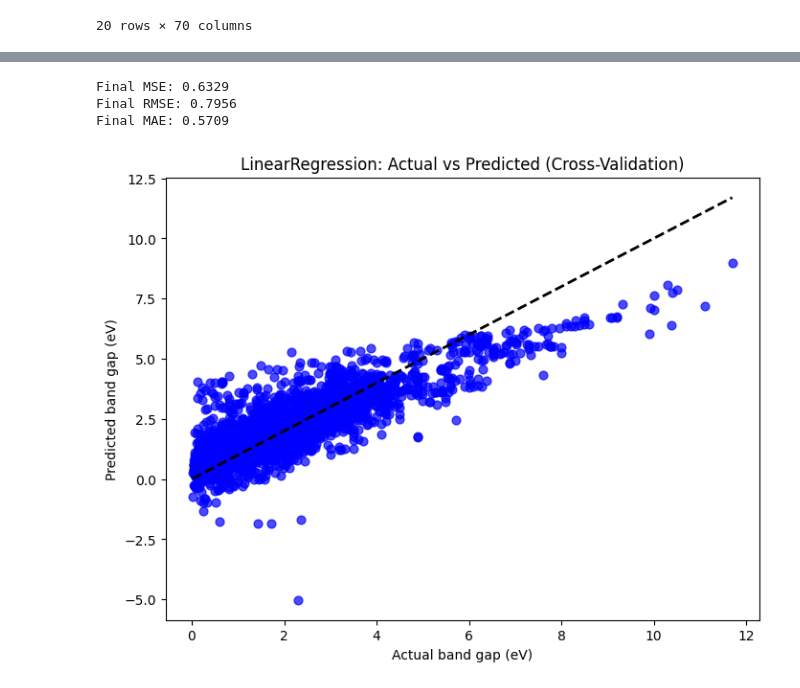
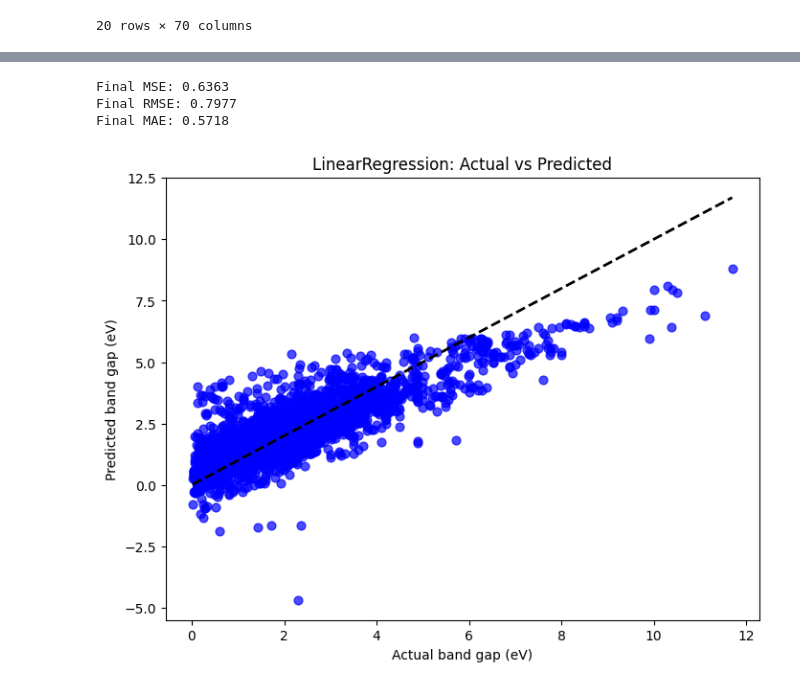
Before and after one commit to sivasathyaseeelan/BandGapPredict, a Jupyter notebook: prediction.ipynb, the cells around one changed output, grey strips where cells are left out. Drawn from its saved outputs; the diff is of its cells as text; code cells hidden in the pictures.

```diff
--- a/prediction.ipynb
+++ b/prediction.ipynb
@@ -590,0 +641,4 @@ bg_data_cleaned.head(20)
+# %%
+bg_data_cleaned["band_gap predicted"] = y_hat_gnn
+bg_data_cleaned['percentage_error'] = (bg_data_cleaned["gap expt"] - bg_data_cleaned['band_gap predicted']).abs()/bg_data_cleaned['gap expt'] * 100
+bg_data_cleaned.head(20)
@@ -807,5 +798,5 @@ Top 20 Most Important Features (Based on Permutation Importance):
 # %%
-bg_data_cleaned["band_gap predicted"] = y_pred
+bg_data_cleaned["band_gap predicted"] = y_hat
 bg_data_cleaned['percentage_error'] = (bg_data_cleaned["gap expt"] - bg_data_cleaned['band_gap predicted']).abs()/bg_data_cleaned['gap expt'] * 100
 bg_data_cleaned.head(20)
 # %% [output]
@@ -943,4 +820,0 @@ Final MAE: 0.2873
-# %%
-bg_data_cleaned["band_gap predicted"] = y_pred
-bg_data_cleaned['percentage_error'] = (bg_data_cleaned["gap expt"] - bg_data_cleaned['band_gap predicted']).abs()/bg_data_cleaned['gap expt'] * 100
-bg_data_cleaned.head(20)
@@ -1027,4 +820,0 @@ Top 20 Most Important Features (Excluding Predicted Columns):
-# %%
-bg_data_cleaned["band_gap predicted"] = y_pred
-bg_data_cleaned['percentage_error'] = (bg_data_cleaned["gap expt"] - bg_data_cleaned['band_gap predicted']).abs()/bg_data_cleaned['gap expt'] * 100
-bg_data_cleaned.head(20)
@@ -1069,39 +864,38 @@ Lr = LinearRegression()
 Kfold = KFold(n_splits=5, shuffle=True)
 scaler = StandardScaler()
 
-X = bg_data_cleaned.loc[:,featurizer.feature_labels()[0]:]
+X, y = get_clean_features(bg_data_cleaned)
 X_scaled = scaler.fit_transform(X)
-y = bg_data_cleaned['gap expt']
 
 yhat = cross_val_predict(Lr,X_scaled,y, cv=Kfold)
 
 # Calculate evaluation metrics
 mse = mean_squared_error(y, yhat)
 mae = mean_absolute_error(y, yhat)
 rmse = np.sqrt(mse)
 
 print(f"Final MSE: {mse:.4f}")
 print(f"Final RMSE: {rmse:.4f}")
 print(f"Final MAE: {mae:.4f}")
 
 # fig, ax = plt.subplots(figsize=(5,5))
 # ax.scatter(y,yhat, s=40)
 # ax.plot(y, y , c='k', zorder=-5)
 # ax.set_xlabel("actual band gap (eV)")
 # ax.set_ylabel("predicted band gap (eV)")
 # ax.set_xlim(-1,13)
 # ax.set_ylim(-5,13)
 # plt.show()
 
 plt.figure(figsize=(8, 6))
 plt.scatter(y, yhat, s=40, color='blue', alpha=0.7)
 plt.plot([min(y), max(y)], [min(y), max(y)], color='black', linestyle='--', linewidth=2)
 plt.xlabel("Actual band gap (eV)")
 plt.ylabel("Predicted band gap (eV)")
-plt.title("LinearRegression: Actual vs Predicted (Cross-Validation)")
+plt.title("LinearRegression: Actual vs Predicted")
 plt.show()
 # %% [output]
-Final MSE: 0.6329
-Final RMSE: 0.7956
-Final MAE: 0.5709
+Final MSE: 0.6363
+Final RMSE: 0.7977
+Final MAE: 0.5718
-[figure, old version]
+[figure, new version]
```
Also changed, not shown: parts of 31 cells of this notebook.
